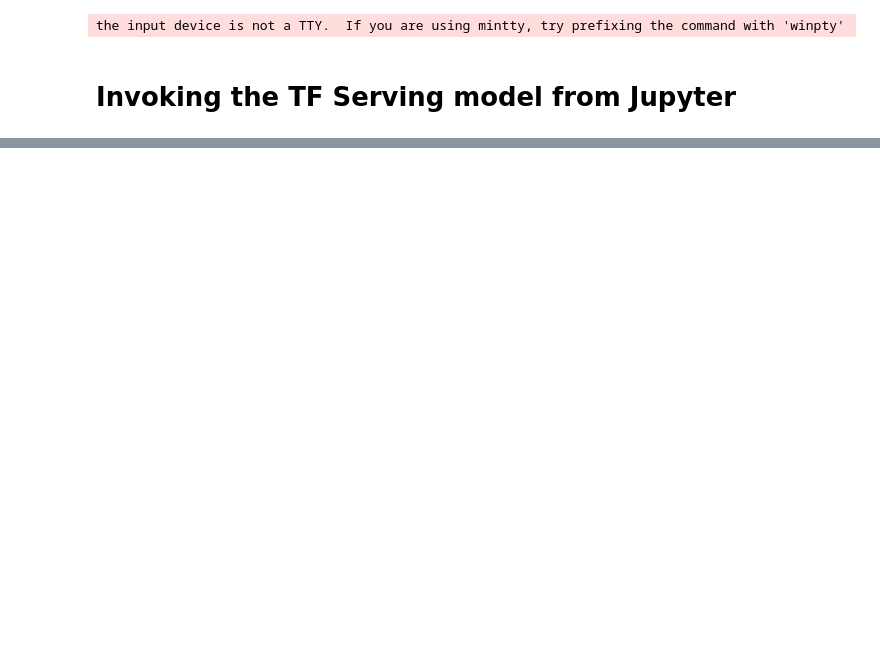
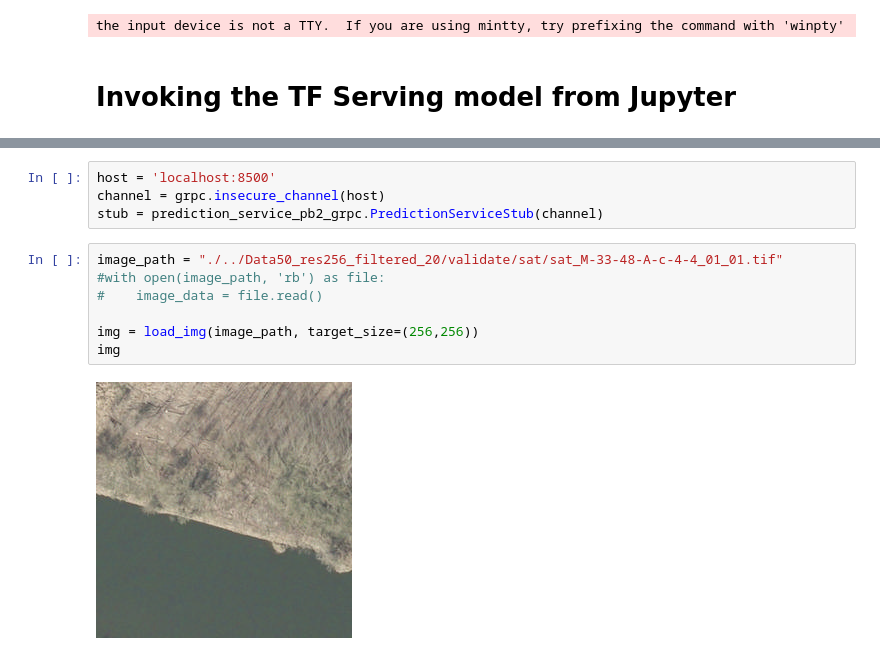
Before and after one commit to peterernicke/ML_Zoomcamp_2023_Capstone2_Project, a Jupyter notebook: Notebook/tfServing.ipynb, the cells around one changed output, grey strips where cells are left out. Drawn from its saved outputs; the diff is of its cells as text; blank space fills up the shorter version.

```diff
--- a/Notebook/tfServing.ipynb
+++ b/Notebook/tfServing.ipynb
@@ -114,0 +157,13 @@ Successfully installed tensorflow-serving-api-2.14.1
+# %%
+host = 'localhost:8500'
+channel = grpc.insecure_channel(host)
+stub = prediction_service_pb2_grpc.PredictionServiceStub(channel)
+# %%
+image_path = "./../Data50_res256_filtered_20/validate/sat/sat_M-33-48-A-c-4-4_01_01.tif"
+#with open(image_path, 'rb') as file:
+#    image_data = file.read()
+
+img = load_img(image_path, target_size=(256,256))
+img
+# %% [output]
+[figure, added]
```
Also changed, not shown: parts of 13 cells of this notebook, 5 other files.
